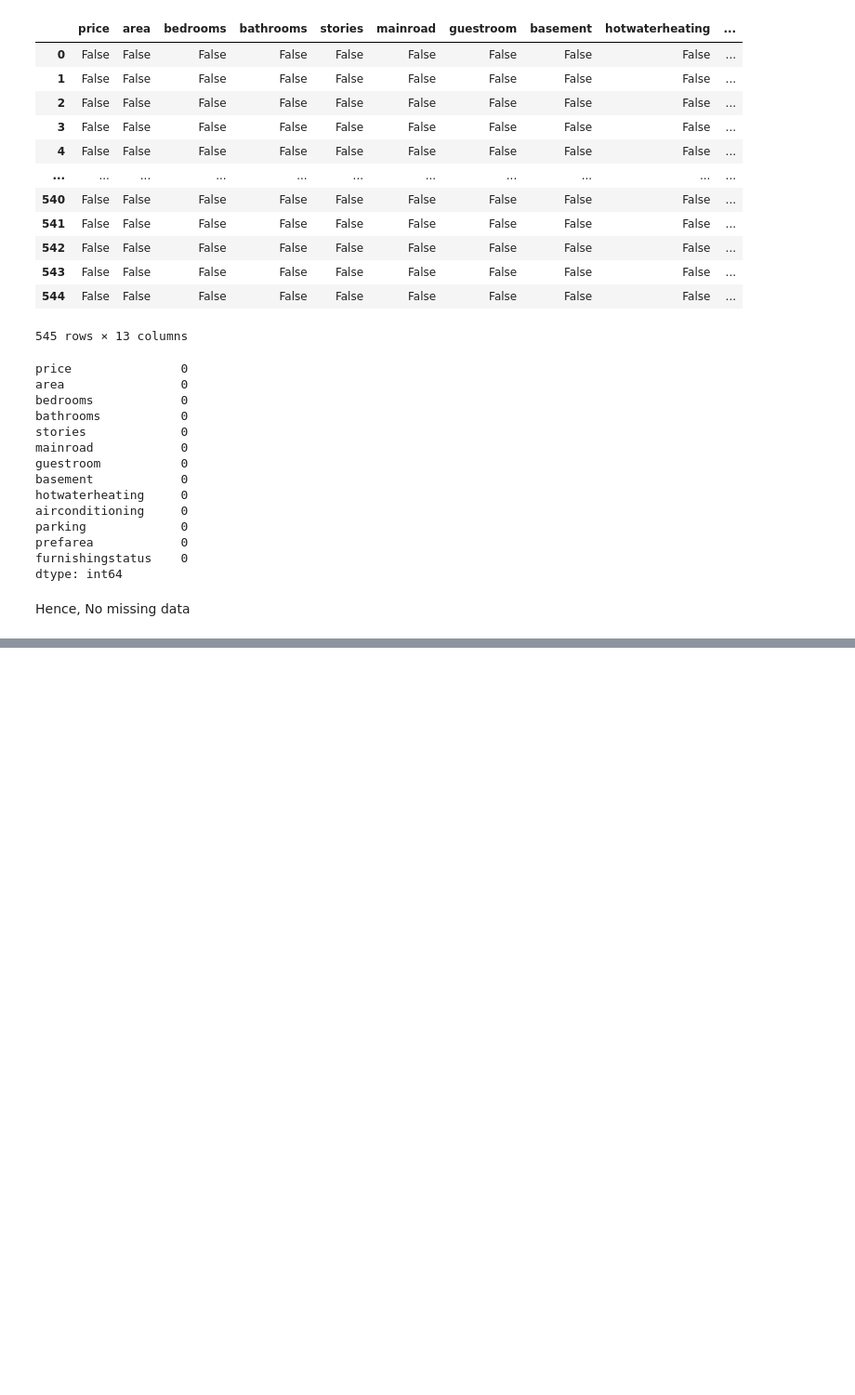
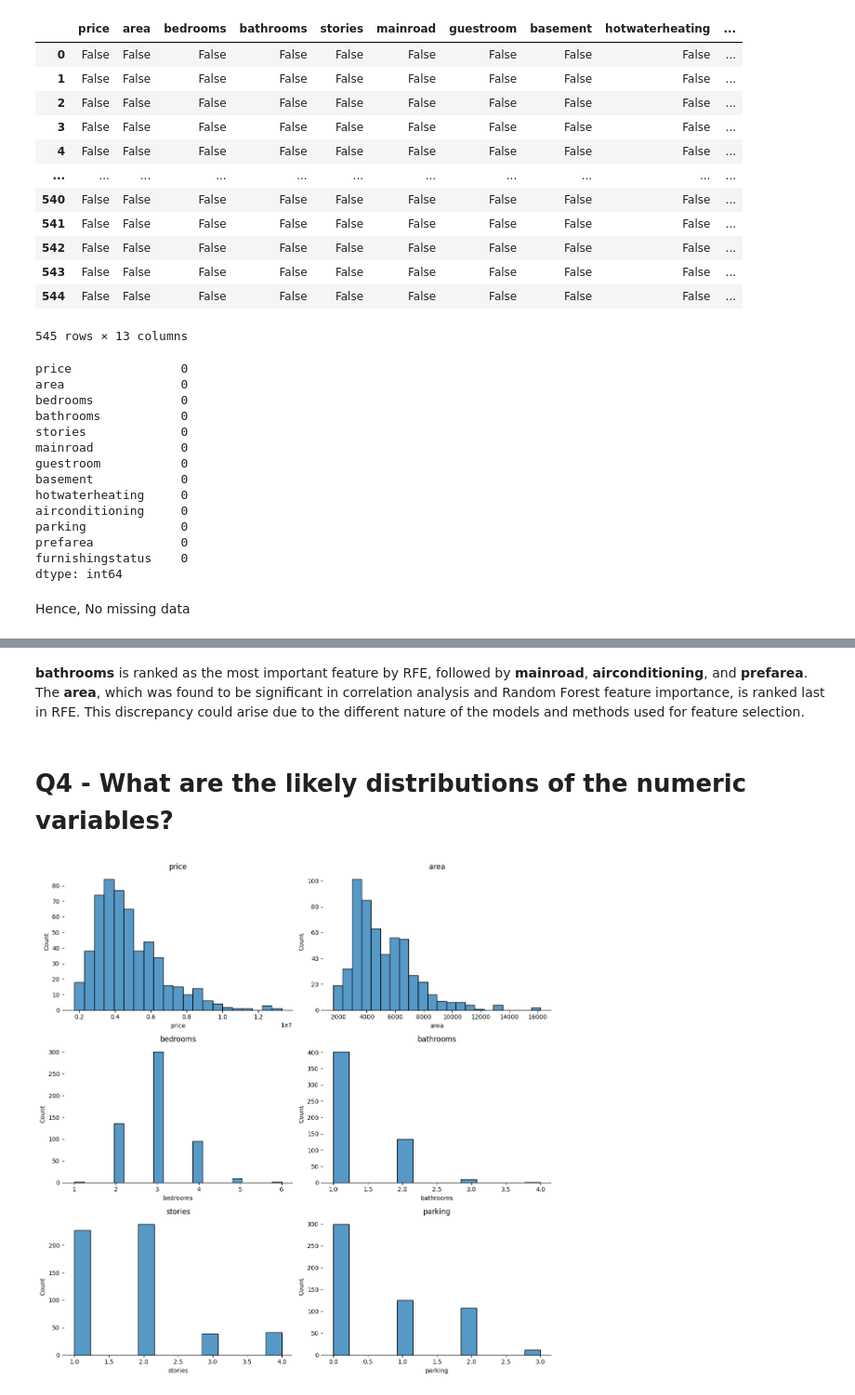
Before and after one commit to ritviksaxena05/DataScience_Assignment1, a Jupyter notebook: ML Data Cleaning and Feature Selection.ipynb, the cells around one changed output, grey strips where cells are left out. Shown at 93% size. Cells and saved outputs as stored; diff of their text form; code cells hidden in the pictures; blank space fills up the shorter version.

```diff
--- a/ML Data Cleaning and Feature Selection.ipynb
+++ b/ML Data Cleaning and Feature Selection.ipynb
@@ -54,0 +59,12 @@ In the above datatypes, The numerical columns are indicated as int64 and the cat
+# %%
+# List of categorical columns
+categorical_columns = [
+    'mainroad', 'guestroom', 'basement', 'hotwaterheating', 'airconditioning', 'prefarea',
+    'furnishingstatus'
+]
+
+# Convert columns to categorical
+ds[categorical_columns] = ds[categorical_columns].astype('category')
+
+# Check data types after conversion
+print(ds.dtypes)
@@ -112,0 +240,21 @@ housePrice_ds.describe().T
+# %% [markdown]
+**bathrooms** is ranked as the most important feature by RFE, followed by **mainroad**, **airconditioning**, and **prefarea**. The **area**, which was found to be significant in correlation analysis and Random Forest feature importance, is ranked last in RFE. This discrepancy could arise due to the different nature of the models and methods used for feature selection.
+# %% [markdown]
+# Q4 - What are the likely distributions of the numeric variables?
+# %%
+# Set up the matplotlib figure
+f, axes = plt.subplots(3, 2, figsize=(12, 12), sharex=False)
+sns.despine(left=True)
+
+# List of numeric columns
+num_vars = ['price', 'area', 'bedrooms', 'bathrooms', 'stories', 'parking']
+
+# Loop over numeric columns and plot histogram on respective axis
+for i, col in enumerate(num_vars):
+    sns.histplot(ds[col], kde=False, ax=axes[i // 2, i % 2])
+    axes[i // 2, i % 2].set_title(col)
+
+plt.tight_layout()
+plt.show()
+# %% [output]
+[figure, added]
```
Also changed, not shown: parts of 40 cells of this notebook.
